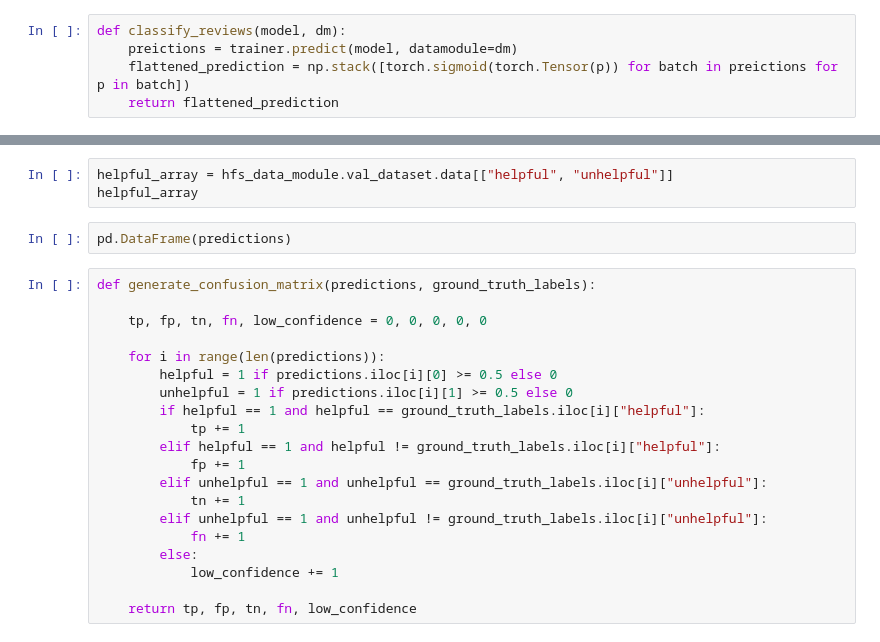
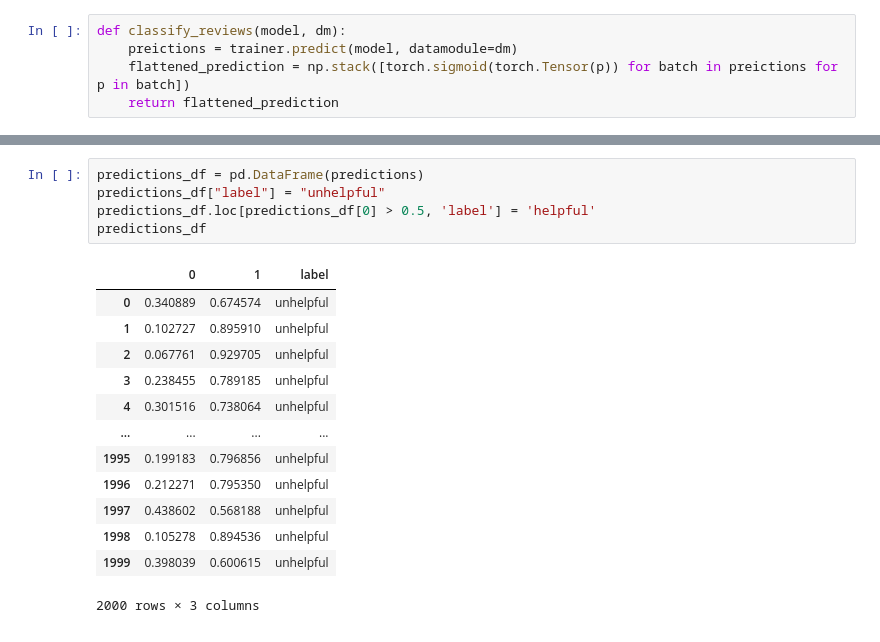
Before and after one commit to mustafaAlmonayer/RoBERTa, a Jupyter notebook: RoBERTa-Base-Clean.ipynb, the cells around one changed output, grey strips where cells are left out. Saved outputs shown, nothing was run; the diff lists cells and outputs as text.

```diff
--- a/RoBERTa-Base-Clean.ipynb
+++ b/RoBERTa-Base-Clean.ipynb
@@ -294,25 +507,19 @@ predictions = classify_reviews(model, hfs_data_module)
-# %%
-helpful_array = hfs_data_module.val_dataset.data[["helpful", "unhelpful"]]
-helpful_array
 # %%
-pd.DataFrame(predictions)
+predictions_df = pd.DataFrame(predictions)
+predictions_df["label"] = "unhelpful"
+predictions_df.loc[predictions_df[0] > 0.5, 'label'] = 'helpful'
+predictions_df
+# %% [output]
+|  | 0 | 1 | label |
+| 0 | 0.340889 | 0.674574 | unhelpful |
+| 1 | 0.102727 | 0.895910 | unhelpful |
+| 2 | 0.067761 | 0.929705 | unhelpful |
+| 3 | 0.238455 | 0.789185 | unhelpful |
+| 4 | 0.301516 | 0.738064 | unhelpful |
+| ... | ... | ... | ... |
+| 1995 | 0.199183 | 0.796856 | unhelpful |
+| 1996 | 0.212271 | 0.795350 | unhelpful |
+| 1997 | 0.438602 | 0.568188 | unhelpful |
+| 1998 | 0.105278 | 0.894536 | unhelpful |
+| 1999 | 0.398039 | 0.600615 | unhelpful |
+2000 rows × 3 columns
-# %%
-def generate_confusion_matrix(predictions, ground_truth_labels):
-
-    tp, fp, tn, fn, low_confidence = 0, 0, 0, 0, 0
-
-    for i in range(len(predictions)):
-        helpful = 1 if predictions.iloc[i][0] >= 0.5 else 0
-        unhelpful = 1 if predictions.iloc[i][1] >= 0.5 else 0
-        if helpful == 1 and helpful == ground_truth_labels.iloc[i]["helpful"]:
-            tp += 1
-        elif helpful == 1 and helpful != ground_truth_labels.iloc[i]["helpful"]:
-            fp += 1
-        elif unhelpful == 1 and unhelpful == ground_truth_labels.iloc[i]["unhelpful"]:
-            tn += 1
-        elif unhelpful == 1 and unhelpful != ground_truth_labels.iloc[i]["unhelpful"]:
-            fn += 1
-        else:
-            low_confidence += 1
-
-    return tp, fp, tn, fn, low_confidence
```
Also changed, not shown: parts of 33 cells of this notebook, 7 other files.
